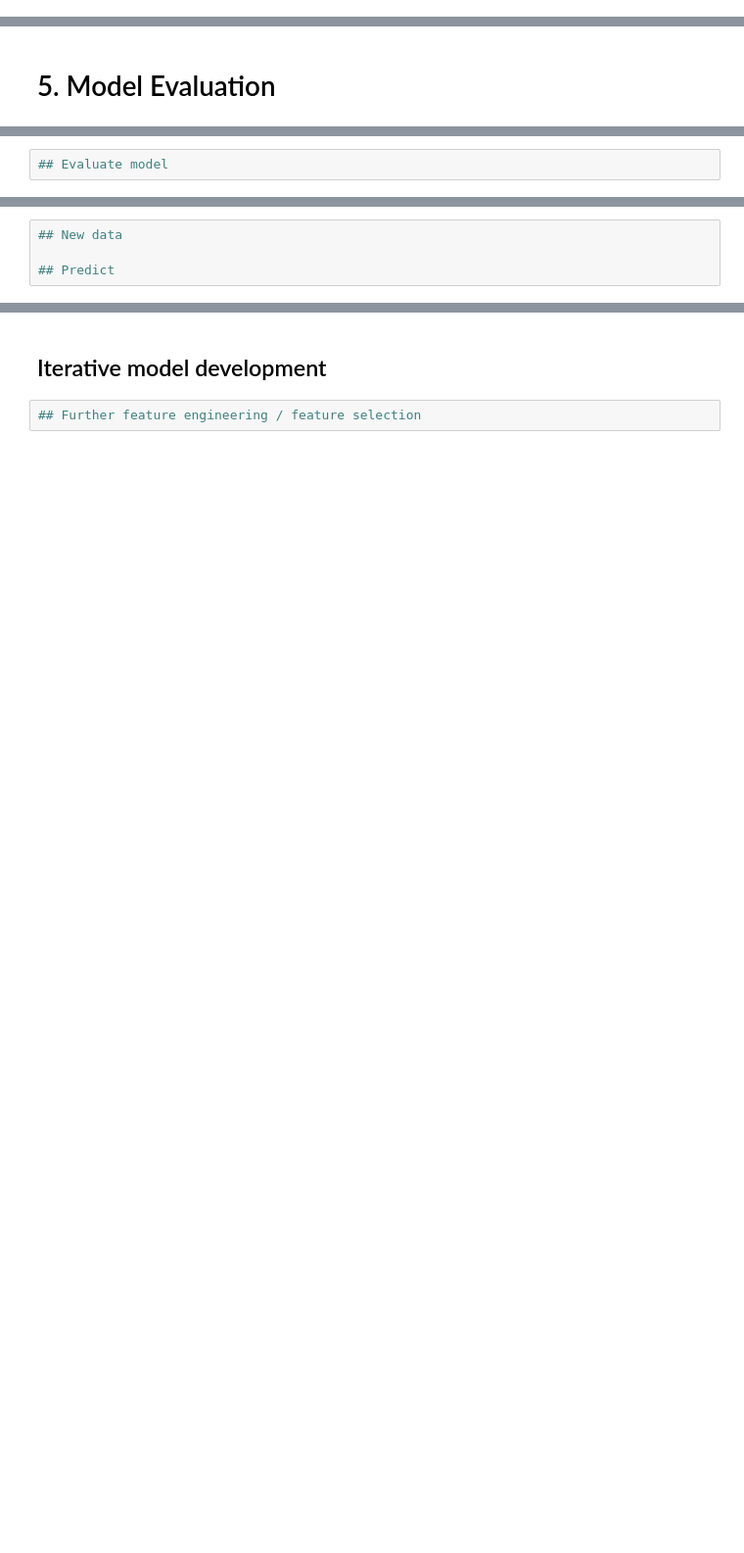
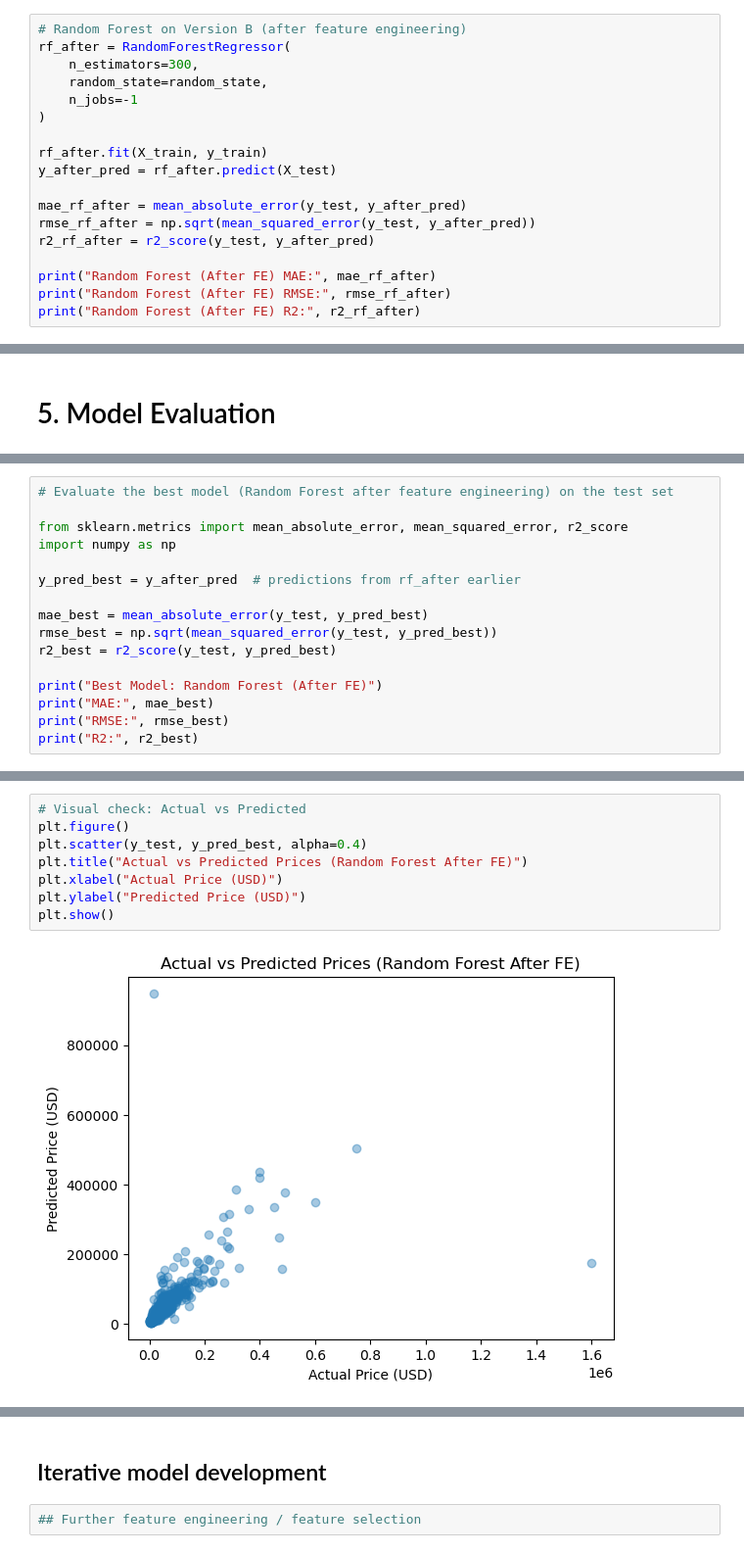
Before and after one commit to Amirul36/mldp-used-car-price, a Jupyter notebook: MLDP Program Codes Submission Template.ipynb, the cells around one changed output, grey strips where cells are left out. Shown at 98% size. Drawn from its saved outputs; the diff is of its cells as text; blank space fills up the shorter version.

```diff
--- a/MLDP Program Codes Submission Template.ipynb
+++ b/MLDP Program Codes Submission Template.ipynb
@@ -865,0 +1134,18 @@ I peerformed a final missing value check to ensure the dataset is fully cleaned
+# %%
+# Random Forest on Version B (after feature engineering)
+rf_after = RandomForestRegressor(
+    n_estimators=300,
+    random_state=random_state,
+    n_jobs=-1
+)
+
+rf_after.fit(X_train, y_train)
+y_after_pred = rf_after.predict(X_test)
+
+mae_rf_after = mean_absolute_error(y_test, y_after_pred)
+rmse_rf_after = np.sqrt(mean_squared_error(y_test, y_after_pred))
+r2_rf_after = r2_score(y_test, y_after_pred)
+
+print("Random Forest (After FE) MAE:", mae_rf_after)
+print("Random Forest (After FE) RMSE:", rmse_rf_after)
+print("Random Forest (After FE) R2:", r2_rf_after)
@@ -868,2 +1176,16 @@ I peerformed a final missing value check to ensure the dataset is fully cleaned
 # %%
-## Evaluate model
+# Evaluate the best model (Random Forest after feature engineering) on the test set
+
+from sklearn.metrics import mean_absolute_error, mean_squared_error, r2_score
+import numpy as np
+
+y_pred_best = y_after_pred  # predictions from rf_after earlier
+
+mae_best = mean_absolute_error(y_test, y_pred_best)
+rmse_best = np.sqrt(mean_squared_error(y_test, y_pred_best))
+r2_best = r2_score(y_test, y_pred_best)
+
+print("Best Model: Random Forest (After FE)")
+print("MAE:", mae_best)
+print("RMSE:", rmse_best)
+print("R2:", r2_best)
@@ -870,4 +1199,10 @@ I peerformed a final missing value check to ensure the dataset is fully cleaned
 # %%
-## New data
-
-## Predict
+# Visual check: Actual vs Predicted
+plt.figure()
+plt.scatter(y_test, y_pred_best, alpha=0.4)
+plt.title("Actual vs Predicted Prices (Random Forest After FE)")
+plt.xlabel("Actual Price (USD)")
+plt.ylabel("Predicted Price (USD)")
+plt.show()
+# %% [output]
+[figure, added]
```
Also changed, not shown: parts of 39 cells of this notebook.
